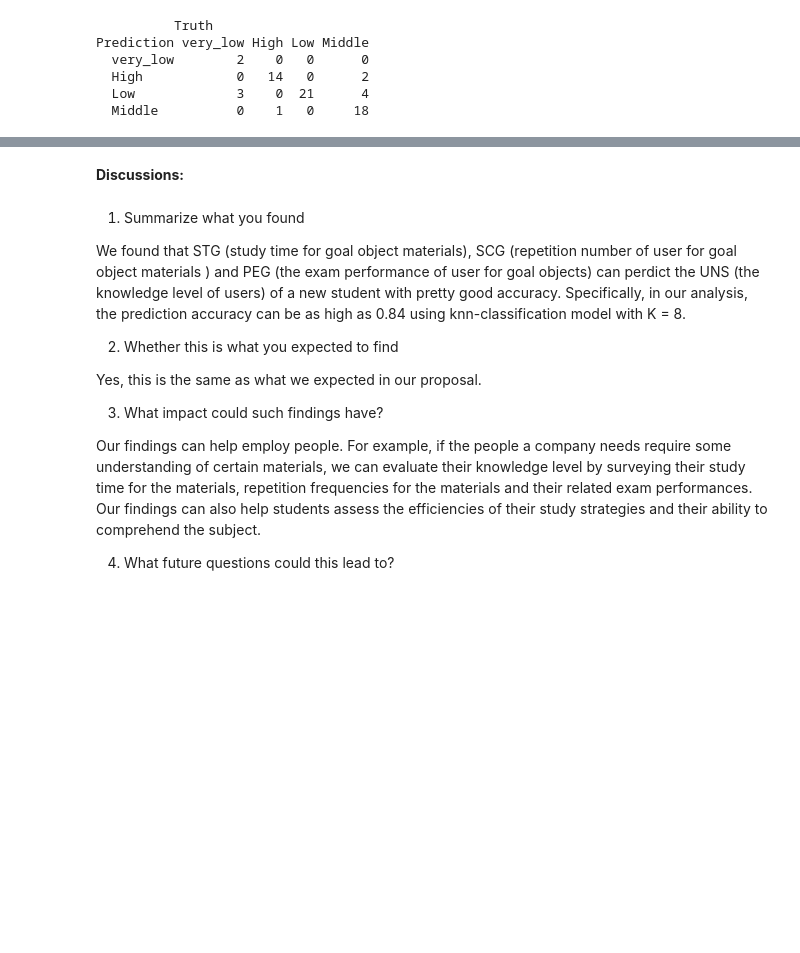
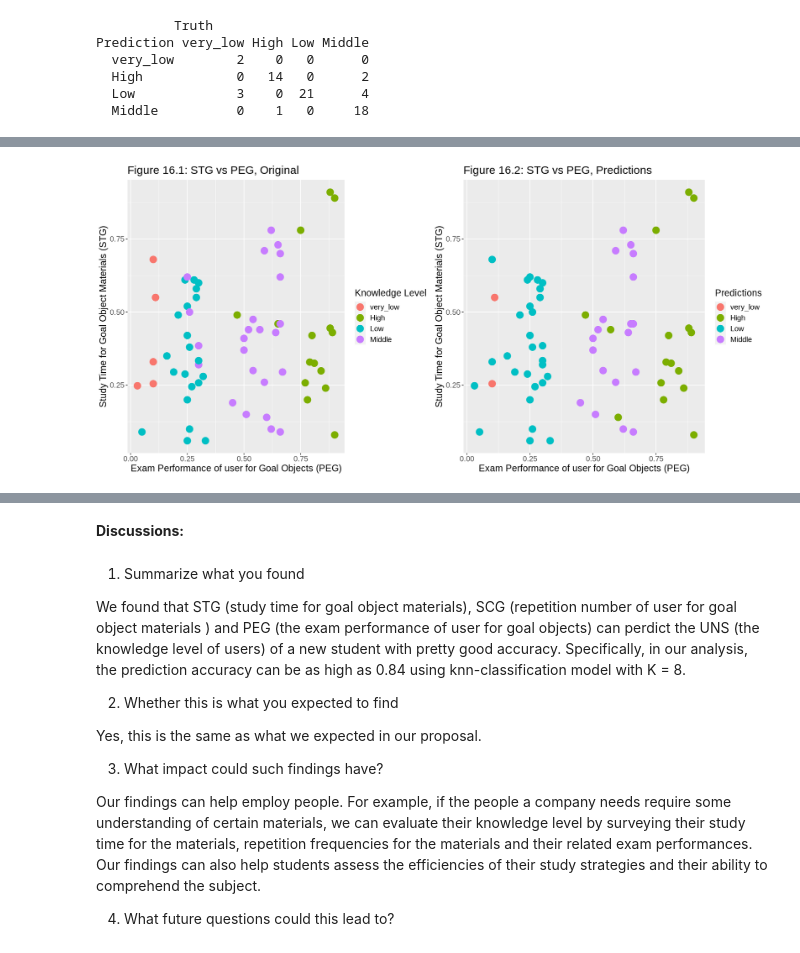
Before and after one commit to GerGerGai/DSCI-100-Group-Project-35, a Jupyter notebook: Group project report.ipynb, the cells around one changed output, grey strips where cells are left out. Cells and saved outputs as stored; diff of their text form; code cells hidden in the pictures; blank space fills up the shorter version.

```diff
--- a/Group project report.ipynb
+++ b/Group project report.ipynb
@@ -397,0 +474,5 @@ STG_PEG_prediction <- user_test_predictions |>
+# %%
+# STG vs PEG
+plot_grid(STG_PEG_original, STG_PEG_prediction, ncol = 2)
+# %% [output]
+[figure, added]
```
Also changed, not shown: parts of 19 cells of this notebook.
